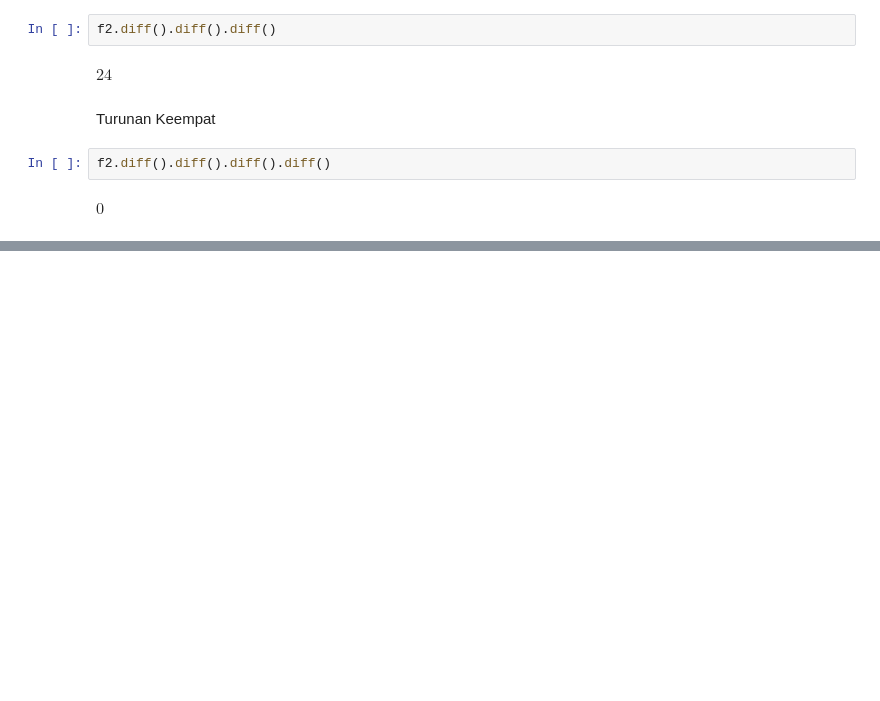
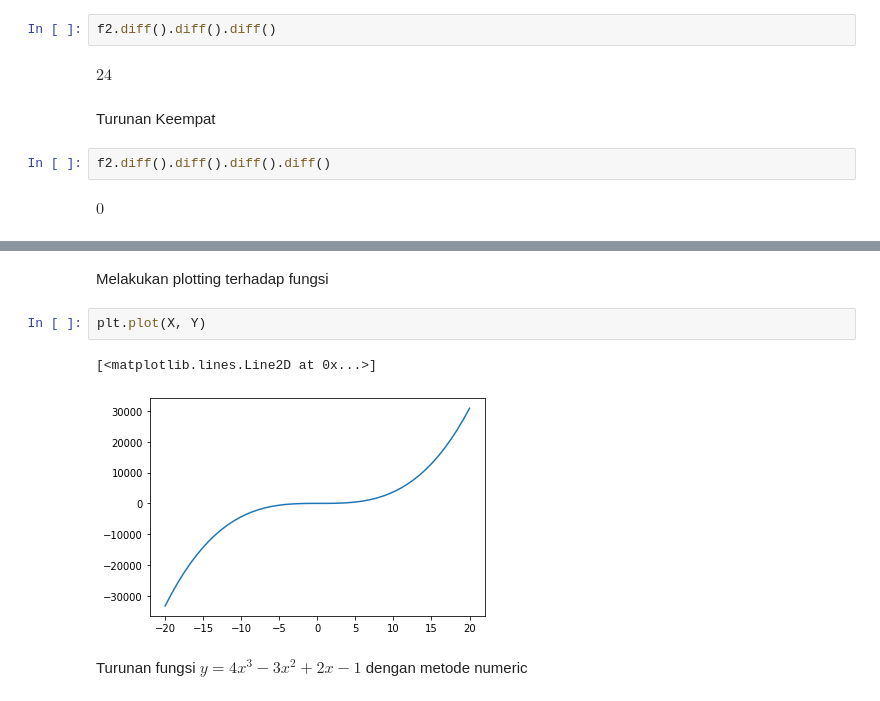
Before and after one commit to Penzragon/h8dsft_Calculus1, a Jupyter notebook: script.ipynb, the cells around one changed output, grey strips where cells are left out. Cells and saved outputs as stored; diff of their text form; blank space fills up the shorter version.

```diff
--- a/script.ipynb
+++ b/script.ipynb
@@ -90,0 +137,9 @@ $\displaystyle 0$
+# %% [markdown]
+Melakukan plotting terhadap fungsi
+# %%
+plt.plot(X, Y)
+# %% [output]
+[<matplotlib.lines.Line2D at 0x...>]
+[figure, added]
+# %% [markdown]
+Turunan fungsi $y = 4x^3 - 3x^2 + 2x - 1$ dengan metode numeric
```
Also changed, not shown: parts of 15 cells of this notebook.
